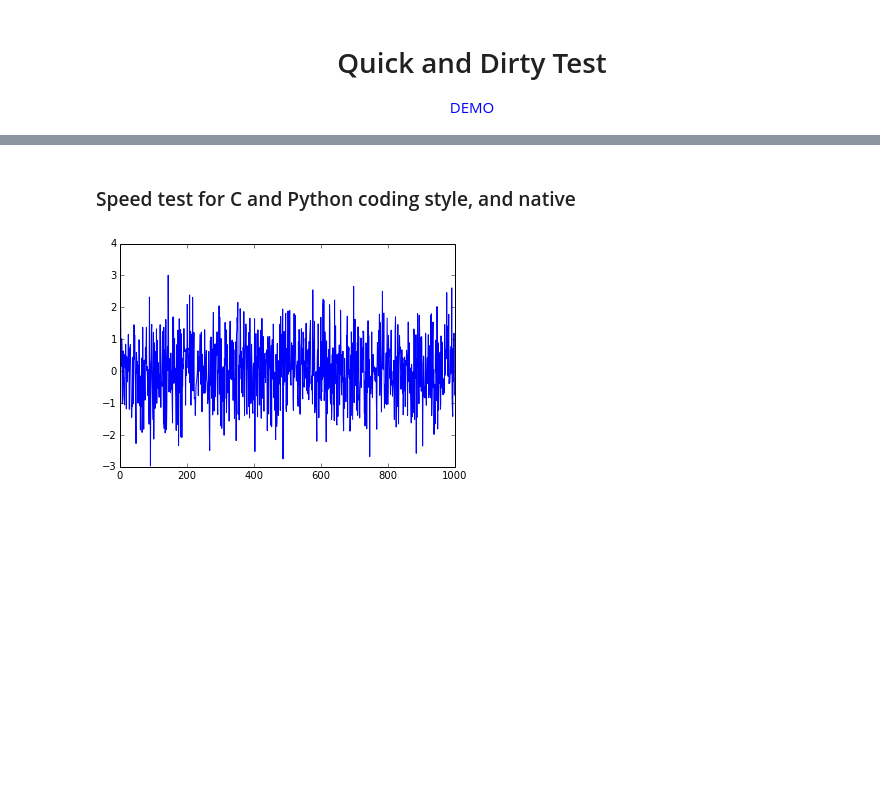
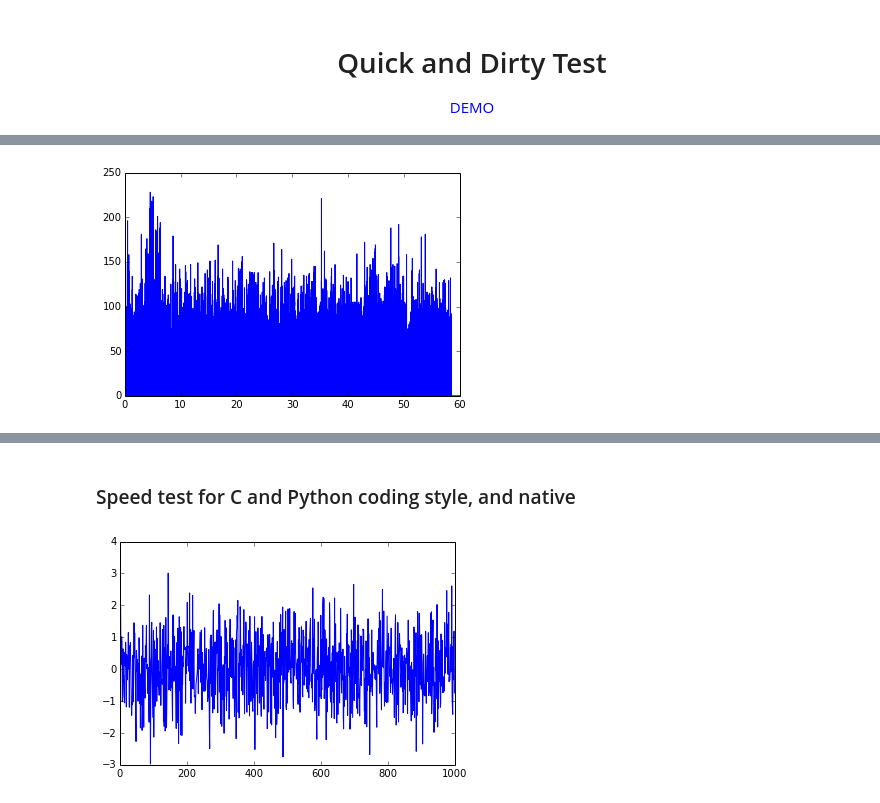
Before and after one commit to chenleo/ipynotebook, a Jupyter notebook: Quick_and_Dirty.ipynb, the cells around one changed output, grey strips where cells are left out. Cells and saved outputs as stored; diff of their text form; code cells hidden in the pictures; blank space fills up the shorter version.

```diff
--- a/Quick_and_Dirty.ipynb
+++ b/Quick_and_Dirty.ipynb
@@ -20,0 +35,2 @@ Populating the interactive namespace from numpy and matplotlib
+# %%
+fcsFrame = pd.read_csv("bleach5e-08__dg500to550_dr600to700__D30__cAB5_cA2.5_cB2.5__red_detection_bleach0_bts.dat",header=None,names=["time","Intensity"])
@@ -20,0 +49,6 @@ Populating the interactive namespace from numpy and matplotlib
+# %%
+#finish in 5s
+plot(fcsFrame.time, fcsFrame.Intensity)
+show()
+# %% [output]
+[figure, added]
```
Also changed, not shown: parts of 20 cells of this notebook, 1 other file.
